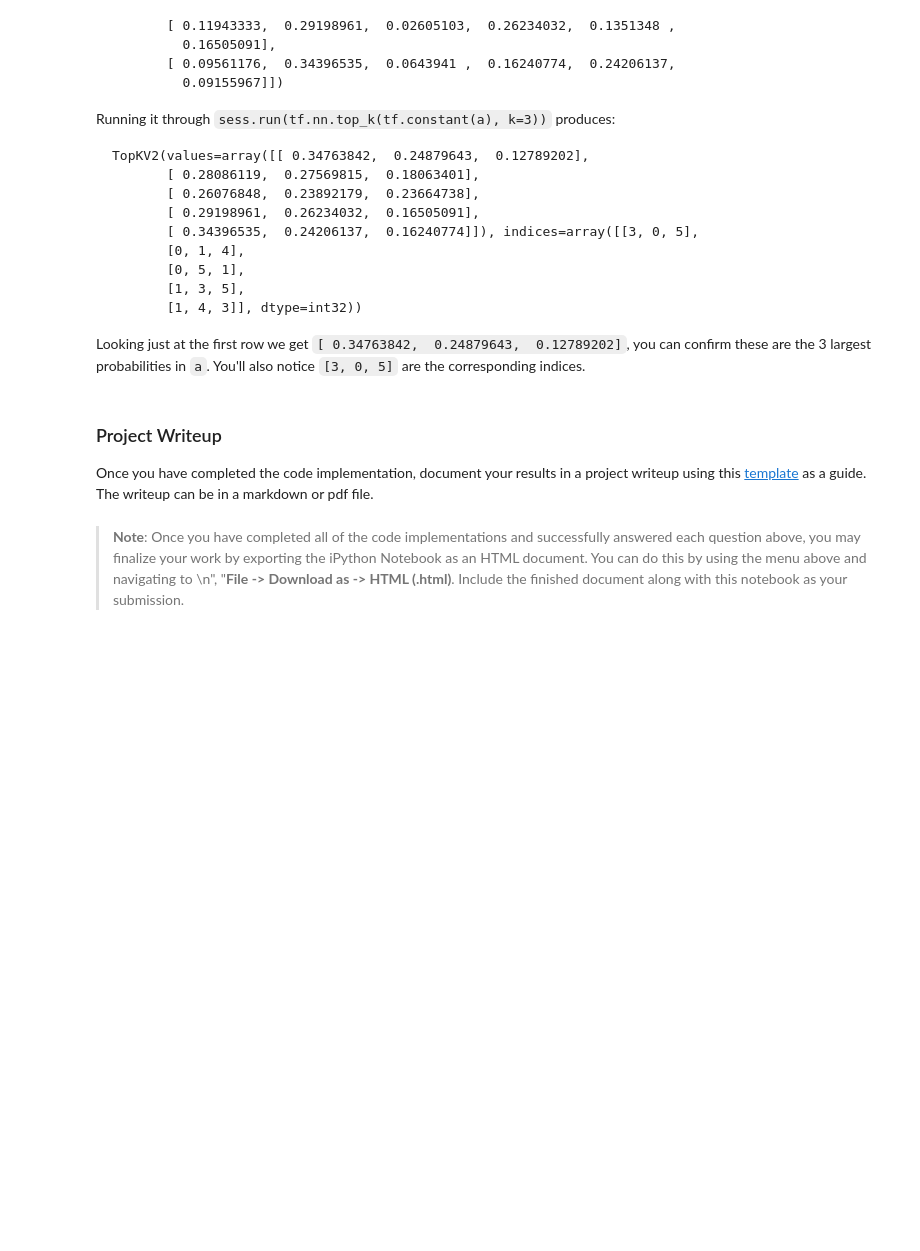
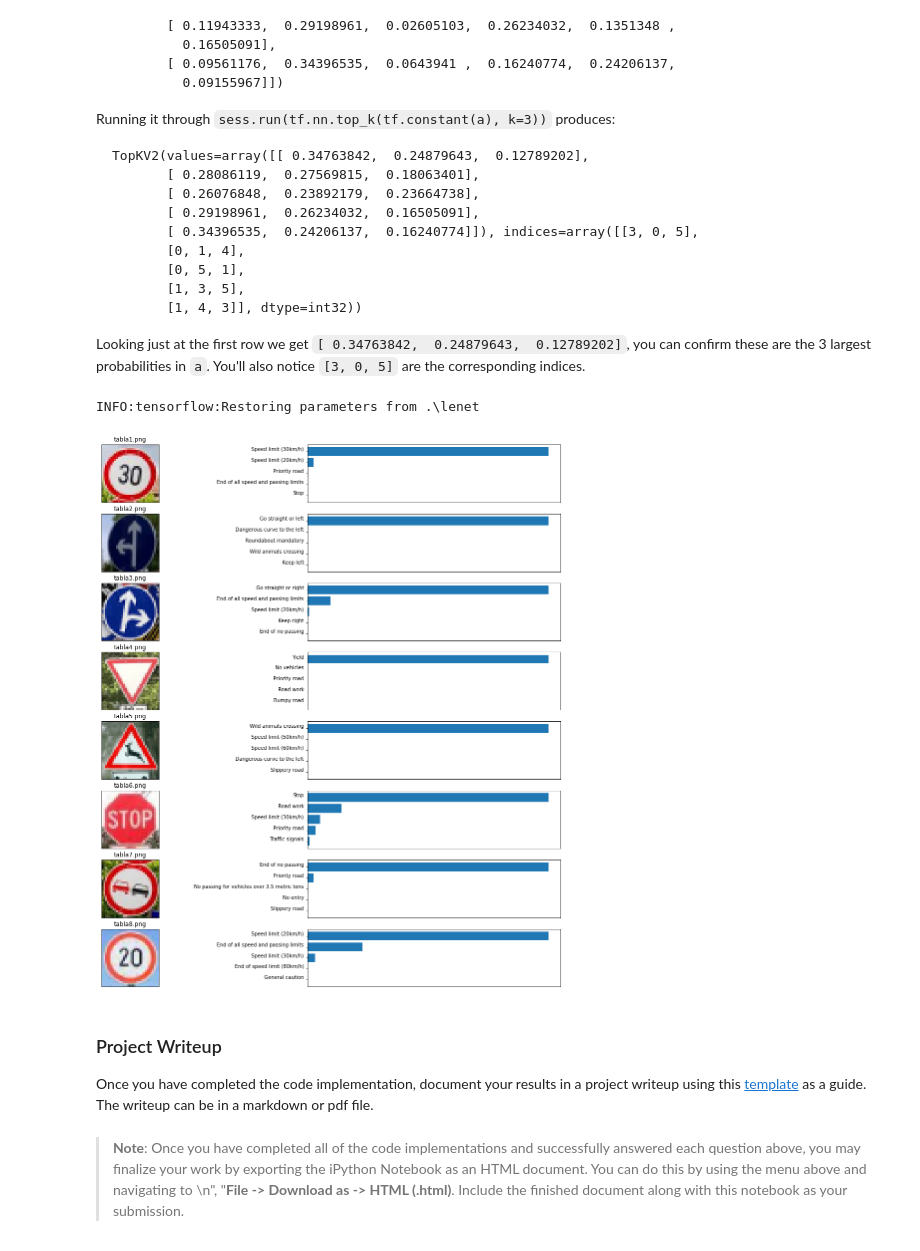
Before and after one commit to esp32wrangler/CarND-Traffic-Sign-Classifier-Project, a Jupyter notebook: Traffic_Sign_Classifier.ipynb, the cells around one changed output. Saved outputs shown, nothing was run; the diff lists cells and outputs as text; code cells hidden in the pictures; blank space fills up the shorter version.

```diff
--- a/Traffic_Sign_Classifier.ipynb
+++ b/Traffic_Sign_Classifier.ipynb
@@ -467,11 +612,16 @@ with tf.compat.v1.Session() as sess:
         for offset in range(0, num_examples, BATCH_SIZE):
             end = offset + BATCH_SIZE
             batch_x, batch_y = X_train[offset:end], y_train[offset:end]
-            sess.run(training_operation, feed_dict={x: batch_x, y: batch_y, keep_prob:dropout})
+            sess.run(training_operation, feed_dict={x: batch_x, y: batch_y, dropout_rate:drrate})
 
+        training_accuracy = evaluate(X_train,y_train)
         validation_accuracy = evaluate(X_valid, y_valid)
         print("EPOCH {} ...".format(i+1))
+        print("Training Accuracy = {:.3f}".format(training_accuracy))
         print("Validation Accuracy = {:.3f}".format(validation_accuracy))
+        #if validation_accuracy > 0.951:
+        #    print ("Good enough, exiting")
+        #    break
         print()
 
     saver.save(sess, './lenet')
@@ -537,7 +687,7 @@ real_images=[]
 real_signtypes=[]
 
 for (name, signtype), ax in zip(filedata, axes):
-    img = plt.imread(name)
+    img = plt.imread(f"writeup_images/{name}")
     img = np.array(img).reshape((32,32,3)) # reshape to tensorflow expectations
     img = img*2-1 # normalize to -1..+1
     ax.imshow((img+1)/2)
@@ -586,10 +730,11 @@ INFO:tensorflow:Restoring parameters from .\lenet
 ### Calculate the accuracy for these 5 new images.
 ### For example, if the model predicted 1 out of 5 signs correctly, it's 20% accurate on these new images.
 
-with tf.compat.v1.Session() as sess:
-    saver.restore(sess, tf.train.latest_checkpoint('.'))
+match_count = 0
 
-    print (np.array(real_images).shape, np.array(real_signtypes).shape)
-    test_accuracy = evaluate(np.array(real_images), np.array(real_signtypes))
-    print("Test Accuracy = {:.3f}".format(test_accuracy))
+for pred in predictions:
+    if pred[0] == pred[1]:
+        match_count += 1
+
+print (f"Match percentage: {match_count*100.0/len(predictions)}%")
 # %% [output]
@@ -642,3 +782,39 @@ Looking just at the first row we get `[ 0.34763842,  0.24879643,  0.12789202]`,
+# %%
+### Print out the top five softmax probabilities for the predictions on the German traffic sign images found on the web.
+### Feel free to use as many code cells as needed.
+
+csvfile = open('signnames.csv')
+name_lookup = {}
+for line in csvfile.readlines():
+    cls, txt = line.split(",")
+    if cls.isnumeric():
+        name_lookup[int(cls)]=txt
+
+fig, axes = plt.subplots(len(real_images), 2, figsize=(20, 20),
+                         subplot_kw={'xticks': [], 'yticks': []})
+
+#fig.subplots_adjust(hspace=0.5)
+
+smax = tf.nn.softmax(logits)
+
+with tf.compat.v1.Session() as sess:
+    saver.restore(sess, tf.train.latest_checkpoint('.'))
+    for image, fdata, ax in zip(real_images, filedata, axes):
+        img = (image, )
+        output = sess.run(smax,feed_dict={x:img, dropout_rate:0.})
+        #print (output)
+        output = sess.run(tf.nn.top_k(output, k=5))
+        #print (output.values[0], output.indices[0])
+
+        ax[0].imshow((image+1)/2)
+        ax[0].set_title(fdata[0])
+        labels = [f"{name_lookup[c]}" for c in output.indices[0]]
+        ax[1].barh(range(5), output.values[0][::-1], align='center')
+        ax[1].set_yticks(range(5))
+        ax[1].set_yticklabels(labels[::-1])
+# %% [output]
+INFO:tensorflow:Restoring parameters from .\lenet
+[figure, added]
 # %% [markdown]
 ### Project Writeup
 
```
Also changed, not shown: parts of 19 cells of this notebook, 30 other files.
